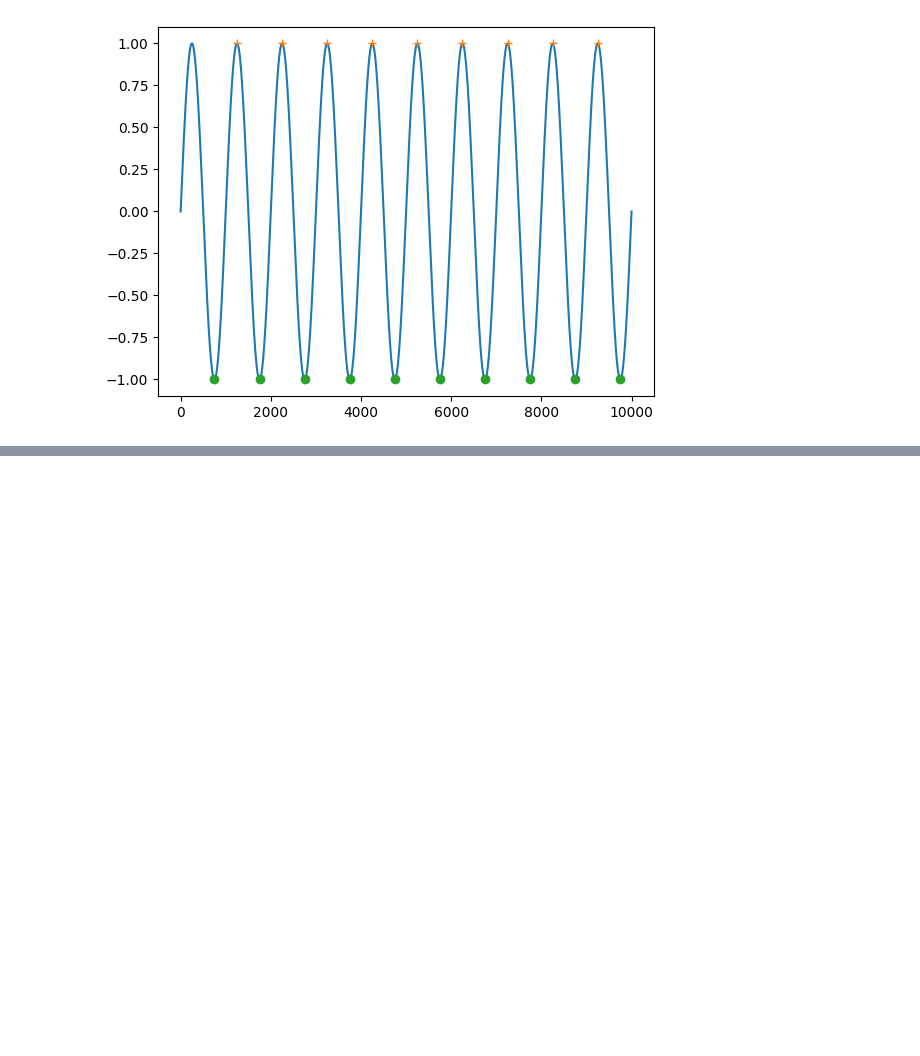
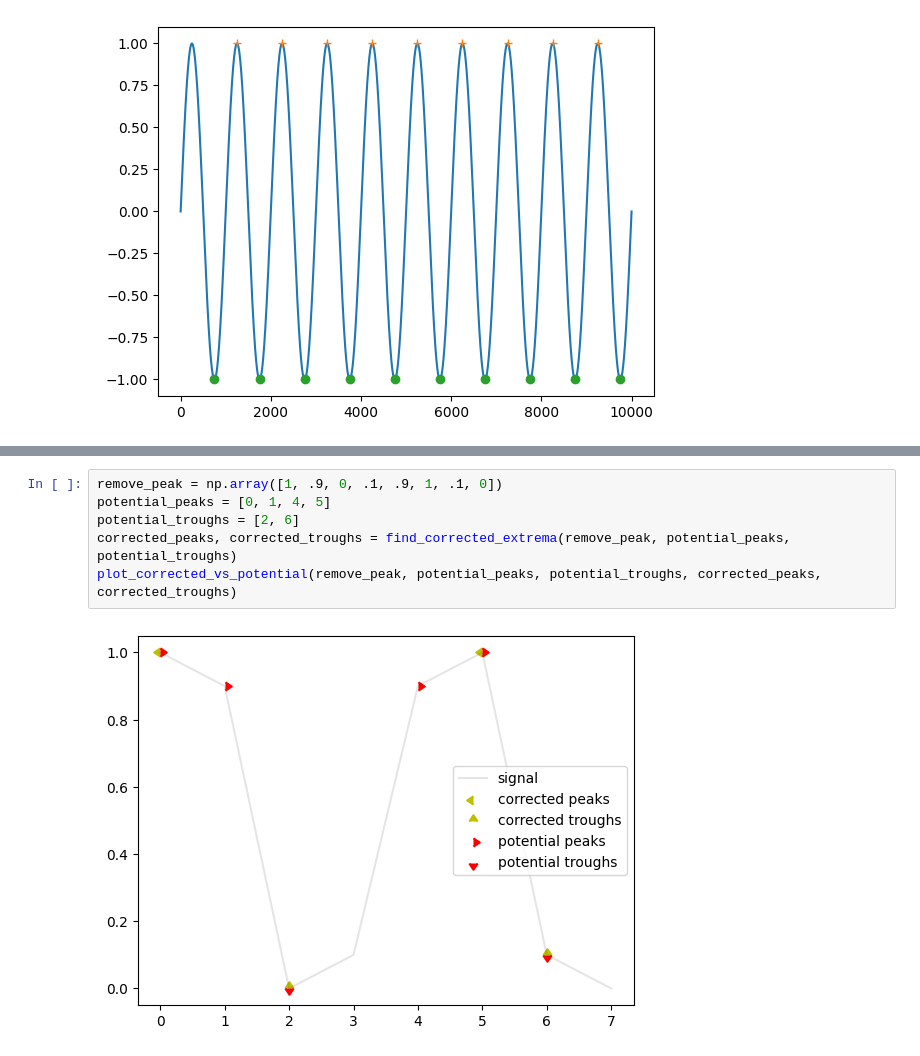
Before and after one commit to Rima-ag/breathmetrics-python, a Jupyter notebook: demo.ipynb, the cells around one changed output, grey strips where cells are left out. Saved outputs shown, nothing was run; the diff lists cells and outputs as text; blank space fills up the shorter version.

```diff
--- a/test.ipynb
+++ b/demo.ipynb
@@ -59,0 +74,8 @@ plot_corrected_vs_potential(remove_trough, potential_peaks, potential_troughs, c
+# %%
+remove_peak = np.array([1, .9, 0, .1, .9, 1, .1, 0])
+potential_peaks = [0, 1, 4, 5]
+potential_troughs = [2, 6]
+corrected_peaks, corrected_troughs = find_corrected_extrema(remove_peak, potential_peaks, potential_troughs)
+plot_corrected_vs_potential(remove_peak, potential_peaks, potential_troughs, corrected_peaks, corrected_troughs)
+# %% [output]
+[figure, added]
```
Also changed, not shown: parts of 14 cells of this notebook, 3 other files.
